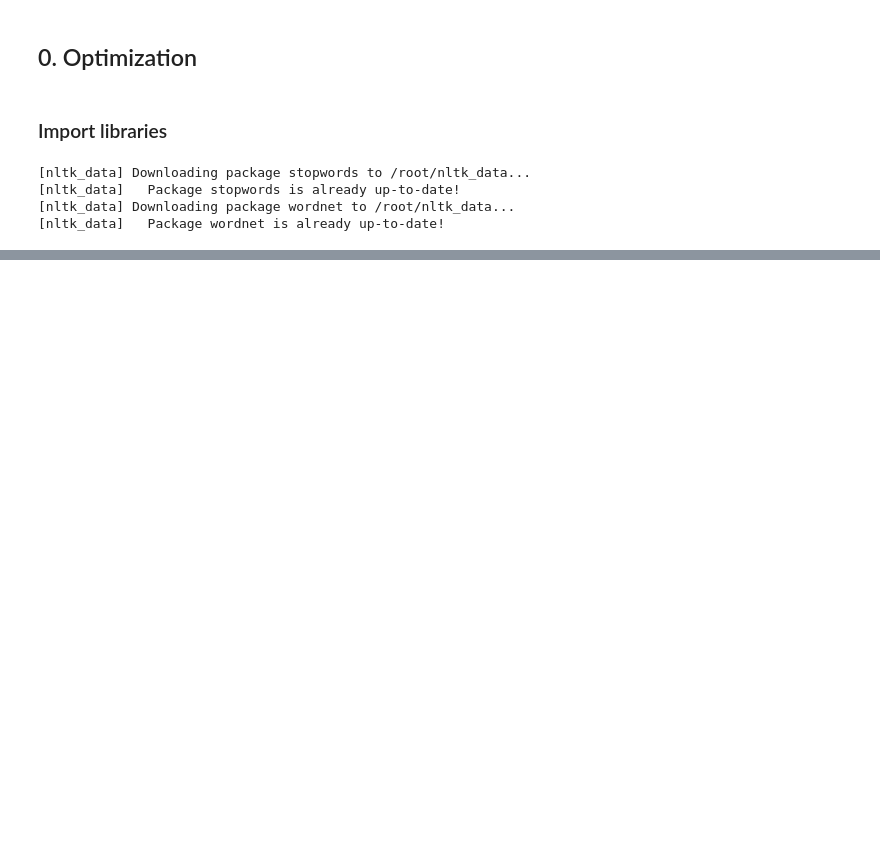
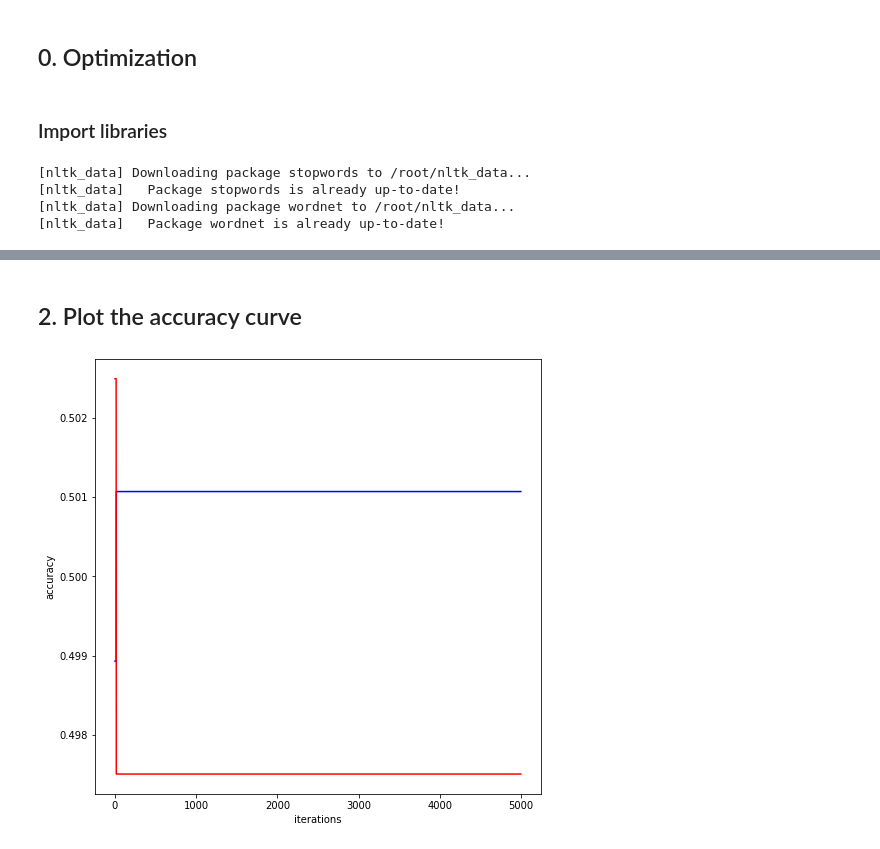
Before and after one commit to SooonChang/MIMP, a Jupyter notebook: Assignment11/Assignment11.ipynb, the cells around one changed output, grey strips where cells are left out. Drawn from its saved outputs; the diff is of its cells as text; code cells hidden in the pictures; blank space fills up the shorter version.

```diff
--- a/Assignment11/Assignment11.ipynb
+++ b/Assignment11/Assignment11.ipynb
@@ -286,0 +328,11 @@ y_train.shape
+# %% [markdown]
+## 2. Plot the accuracy curve
+# %%
+plt.figure(figsize=(8,8))
+plt.xlabel("iterations")
+plt.ylabel("accuracy")
+plt.plot(iteration, train_acc_list, c='b')
+plt.plot(iteration, test_acc_list, c='r')
+plt.show()
+# %% [output]
+[figure, added]
```
Also changed, not shown: parts of 11 cells of this notebook.
